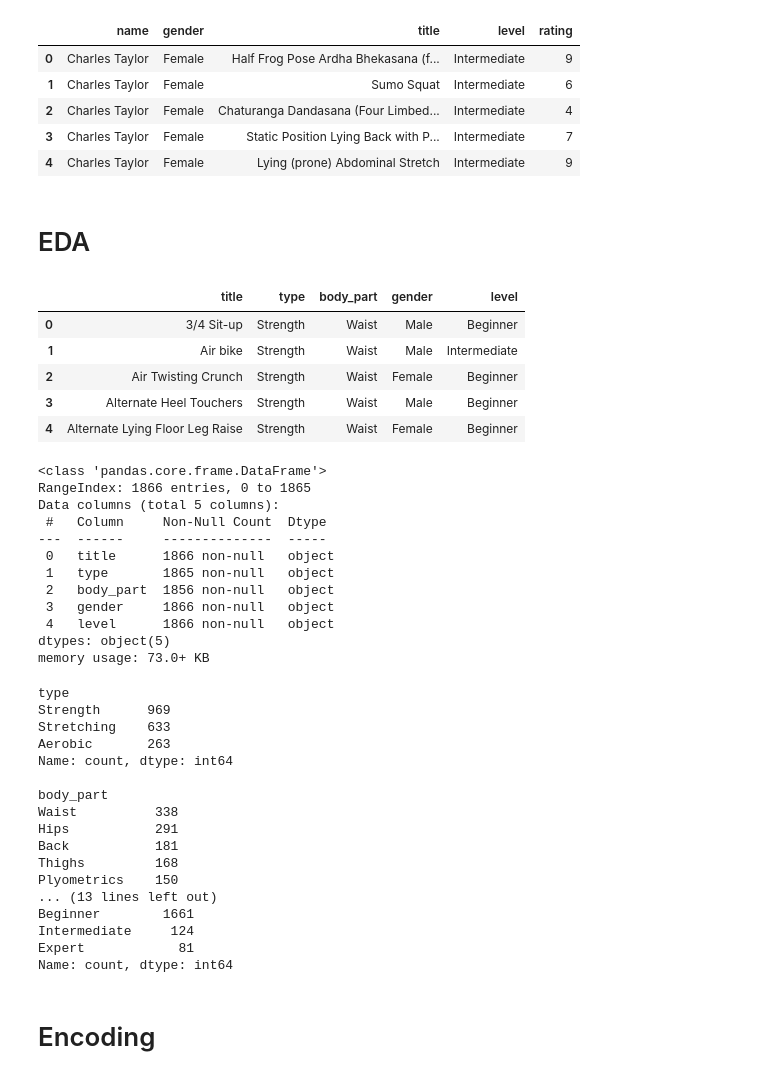
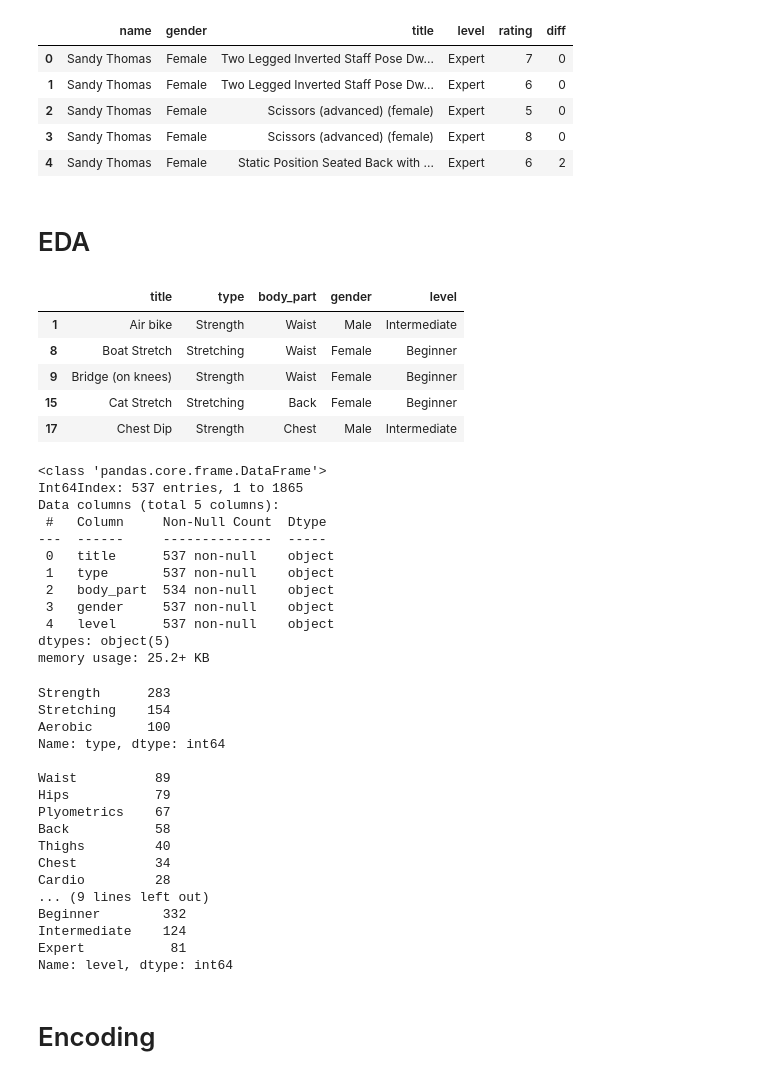
Before and after one commit to CH2-PS020-FitSync/CH2-PS020-ML, a Jupyter notebook: model/Workout-Recommender.ipynb, the cells around one changed output. Drawn from its saved outputs; the diff is of its cells as text; code cells hidden in the pictures.

```diff
--- a/model/Workout-Recommender.ipynb
+++ b/model/Workout-Recommender.ipynb
@@ -35,6 +47,11 @@ df_workout.drop(
     ['desc', 'jpg', 'gif', 'duration.desc', 'duration.min', 'duration.rep', 'duration.set', 'duration.sec'],
     axis=1, inplace=True
 )
+
+df_workout.drop(
+    df_workout[df_workout.level == 'Beginner'].sample(frac=.8).index,
+    inplace=True
+)
 # %%
 # Dummy User
 
@@ -52,42 +69,44 @@ df_user = pd.DataFrame([
         'weight': round(random(), 1) + randint(40, 70),
         'height': randint(150, 180),
         'age': randint(15, 30),
         'level': choice(level)
     } for _ in range(100)
 ])
 
 df_hist = []
 
 for name in df_user.name:
     user = df_user[df_user.name == name]
     u_level = level.index(user.level.values[0])
     u_gender = user.gender.values[0]
 
     for _ in range(randint(20, 100)):
-        workout = df_workout[df_workout.gender == u_gender].sample(1)
+        workout_det_level = df_workout[(df_workout.gender == 'Female') & (random() < 0.4 or df_workout.level == 'Expert')]
+        workout = workout_det_level.sample(1)
         w_level = level.index(workout.level.values[0])
         diff = abs(u_level - w_level)
-        rating = randint(5, 10) - (randint(2, 5) if diff > 1 else randint(1, 3) if diff else randint(0, 1))
+        rating = max(0, randint(5, 10) - (randint(3, 6) if diff > 1 else randint(2, 4) if diff else randint(0, 1)))
 
         df_hist.append(
             {
                 'name': user.name.values[0],
                 'gender': user.gender.values[0],
                 'title': workout.title.values[0],
                 'level': user.level.values[0],
-                'rating': rating
+                'rating': rating,
+                'diff': diff
             }
         )
 
 df_hist = pd.DataFrame(df_hist)
 df_hist.head()
 # %% [output]
-|  | name | gender | title | level | rating |
-| 0 | Charles Taylor | Female | Half Frog Pose Ardha Bhekasana (f... | Intermediate | 9 |
-| 1 | Charles Taylor | Female | Sumo Squat | Intermediate | 6 |
-| 2 | Charles Taylor | Female | Chaturanga Dandasana (Four Limbed... | Intermediate | 4 |
-| 3 | Charles Taylor | Female | Static Position Lying Back with P... | Intermediate | 7 |
-| 4 | Charles Taylor | Female | Lying (prone) Abdominal Stretch | Intermediate | 9 |
+|  | name | gender | title | level | rating | diff |
+| 0 | Sandy Thomas | Female | Two Legged Inverted Staff Pose Dw... | Expert | 7 | 0 |
+| 1 | Sandy Thomas | Female | Two Legged Inverted Staff Pose Dw... | Expert | 6 | 0 |
+| 2 | Sandy Thomas | Female | Scissors (advanced) (female) | Expert | 5 | 0 |
+| 3 | Sandy Thomas | Female | Scissors (advanced) (female) | Expert | 8 | 0 |
+| 4 | Sandy Thomas | Female | Static Position Seated Back with ... | Expert | 6 | 2 |
 # %%
 FEATURES = ['gender_x', 'level_x', 'title', 'type', 'body_part', 'gender_y', 'level_y']
 LABEL_ENCODER = dict()
@@ -109,26 +128,26 @@ def get_col_to_encode(*dataframes):
 df_workout.head()
 # %% [output]
 |  | title | type | body_part | gender | level |
-| 0 | 3/4 Sit-up | Strength | Waist | Male | Beginner |
 | 1 | Air bike | Strength | Waist | Male | Intermediate |
-| 2 | Air Twisting Crunch | Strength | Waist | Female | Beginner |
-| 3 | Alternate Heel Touchers | Strength | Waist | Male | Beginner |
-| 4 | Alternate Lying Floor Leg Raise | Strength | Waist | Female | Beginner |
+| 8 | Boat Stretch | Stretching | Waist | Female | Beginner |
+| 9 | Bridge (on knees) | Strength | Waist | Female | Beginner |
+| 15 | Cat Stretch | Stretching | Back | Female | Beginner |
+| 17 | Chest Dip | Strength | Chest | Male | Intermediate |
 # %%
 df_workout.info()
 # %% [output]
 <class 'pandas.core.frame.DataFrame'>
-RangeIndex: 1866 entries, 0 to 1865
+Int64Index: 537 entries, 1 to 1865
 Data columns (total 5 columns):
  #   Column     Non-Null Count  Dtype
 ---  ------     --------------  -----
- 0   title      1866 non-null   object
- 1   type       1865 non-null   object
- 2   body_part  1856 non-null   object
- 3   gender     1866 non-null   object
- 4   level      1866 non-null   object
+ 0   title      537 non-null    object
+ 1   type       537 non-null    object
+ 2   body_part  534 non-null    object
+ 3   gender     537 non-null    object
+ 4   level      537 non-null    object
 dtypes: object(5)
-memory usage: 73.0+ KB
+memory usage: 25.2+ KB
 # %%
 print(
     df_workout.type.value_counts(),
@@ -138,23 +157,23 @@ print(
     sep='\n\n'
 )
 # %% [output]
-type
-Strength      969
-Stretching    633
-Aerobic       263
-Name: count, dtype: int64
+Strength      283
+Stretching    154
+Aerobic       100
+Name: type, dtype: int64
 
-body_part
-Waist          338
-Hips           291
-Back           181
-Thighs         168
-Plyometrics    150
-... (13 lines left out)
-Beginner        1661
-Intermediate     124
-Expert            81
-Name: count, dtype: int64
+Waist          89
+Hips           79
+Plyometrics    67
+Back           58
+Thighs         40
+Chest          34
+Cardio         28
+... (9 lines left out)
+Beginner        332
+Intermediate    124
+Expert           81
+Name: level, dtype: int64
 # %% [markdown]
 # Encoding
 # %%
```
Also changed, not shown: parts of 12 cells of this notebook.
